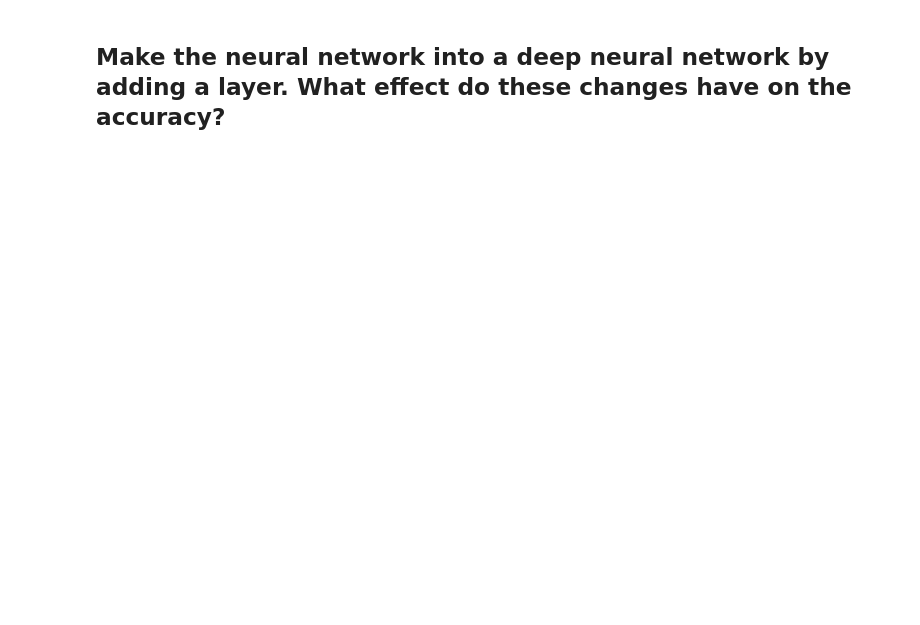
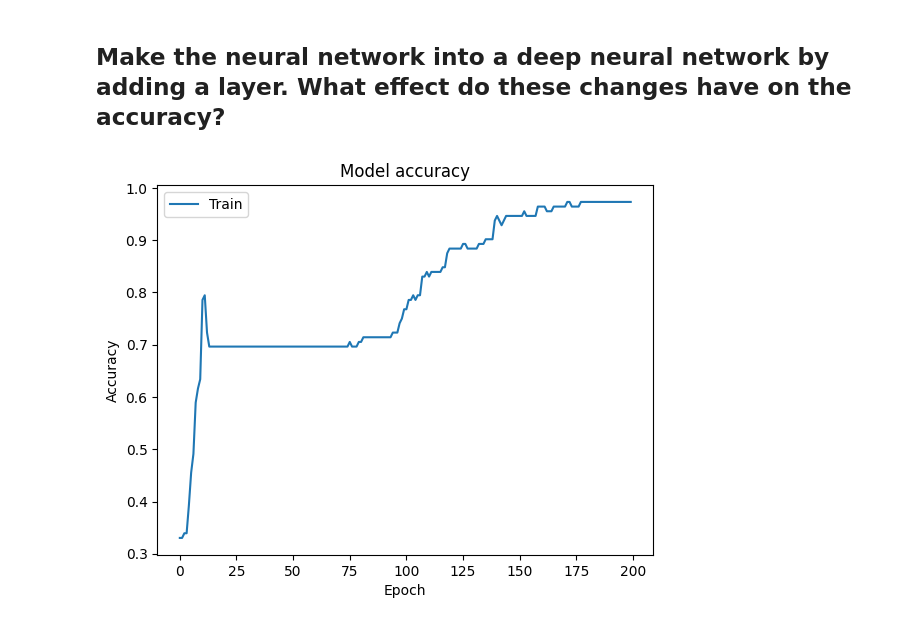
Before and after one commit to dajuctech/Deep_Learning_Course, a Jupyter notebook: Week 1 DL 1/IrisDnn.ipynb, the cells around one changed output. Cells and saved outputs as stored; diff of their text form; code cells hidden in the pictures; blank space fills up the shorter version.

```diff
--- a/Week 1 DL 1/IrisDnn.ipynb
+++ b/Week 1 DL 1/IrisDnn.ipynb
@@ -242,2 +312,27 @@ You will need to re-compile and re-fit the model and re-plot the training histor
 # %% [markdown]
 ## Make the neural network into a deep neural network by adding a layer.  What effect do these changes have on the accuracy?
+# %%
+from tensorflow.keras.models import Sequential
+from tensorflow.keras.layers import Dense
+
+model = Sequential()
+model.add(Dense(10, input_shape=(4,), activation='relu'))
+model.add(Dense(5, activation='relu')) # Added a hidden layer with 5 units
+model.add(Dense(3, activation='softmax'))
+# %%
+# Compile the model
+model.compile(loss='categorical_crossentropy', optimizer='adam', metrics=['accuracy'])
+# %%
+# Fit the model
+history = model.fit(x_train, y_train_cat, epochs=200, verbose=0)
+# %%
+#Plot the accuracy
+import matplotlib.pyplot as plt
+plt.plot(history.history['accuracy'])
+plt.title('Model accuracy')
+plt.ylabel('Accuracy')
+plt.xlabel('Epoch')
+plt.legend(['Train'], loc='upper left')
+plt.show()
+# %% [output]
+[figure, added]
```
Also changed, not shown: parts of 8 cells of this notebook.
